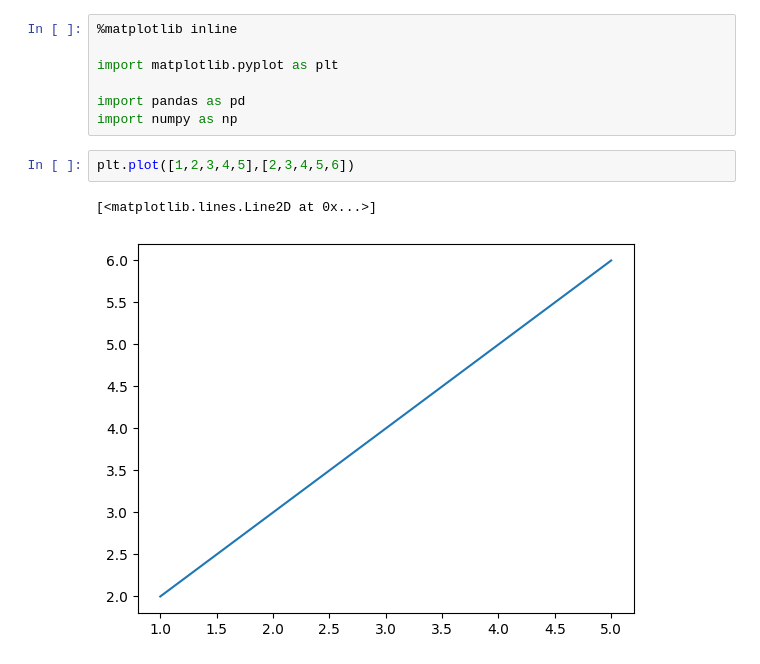
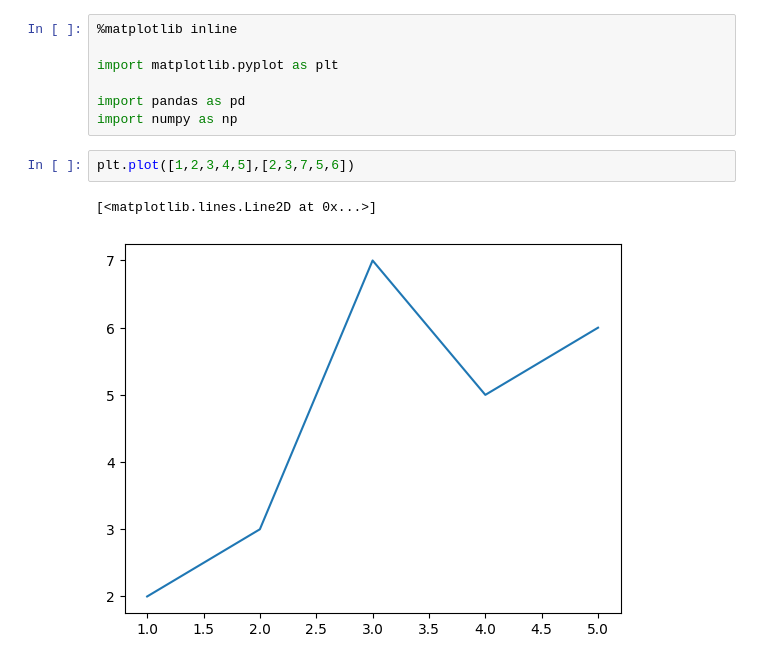
Before and after one commit to slayerrr12/PythonSage, a Jupyter notebook: BasicMatplotLib/BasicMatplotLib.ipynb, the cells around one changed output. Cells and saved outputs as stored; diff of their text form.

```diff
--- a/BasicMatplotLib/BasicMatplotLib.ipynb
+++ b/BasicMatplotLib/BasicMatplotLib.ipynb
@@ -8,7 +8,7 @@ import matplotlib.pyplot as plt
 import pandas as pd
 import numpy as np
 # %%
-plt.plot([1,2,3,4,5],[2,3,4,5,6])
+plt.plot([1,2,3,4,5],[2,3,7,5,6])
 # %% [output]
 [<matplotlib.lines.Line2D at 0x...>]
-[figure, old version]
+[figure, new version]
```
Also changed, not shown: parts of 1 cell of this notebook.
